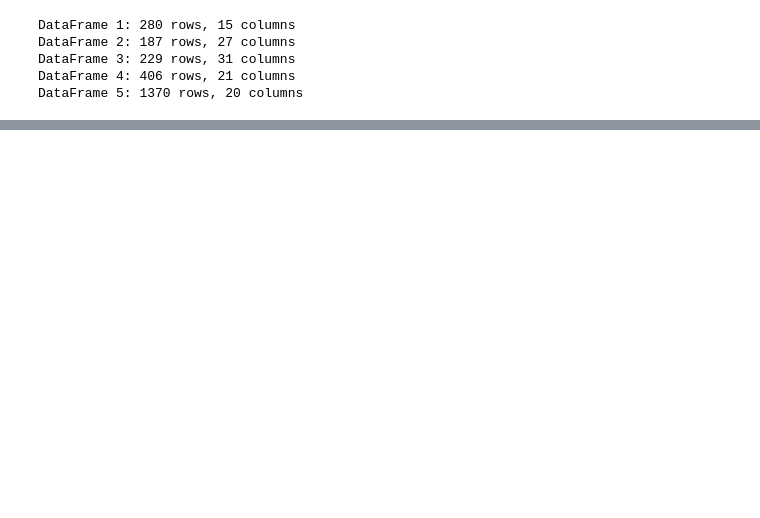
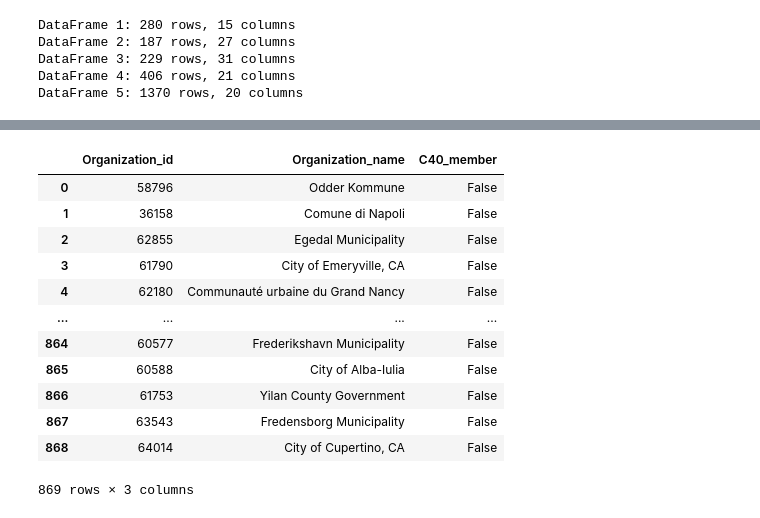
Before and after one commit to Gruppe-H/DB_assignment1, a Jupyter notebook: Dataset Cleanup.ipynb, the cells around one changed output, grey strips where cells are left out. Drawn from its saved outputs; the diff is of its cells as text; code cells hidden in the pictures; blank space fills up the shorter version.

```diff
--- a/Dataset Cleanup.ipynb
+++ b/Dataset Cleanup.ipynb
@@ -47,0 +238,7 @@ df4.head(1)
+# %%
+df1.rename(columns={'C40': c40}, inplace=True)
+df2.rename(columns={'C40': c40}, inplace=True)
+df3.rename(columns={'C40': c40}, inplace=True)
+df4.rename(columns={'C40': c40}, inplace=True)
+
+df3[c40].head(2)
@@ -47,0 +291,8 @@ df4.head(1)
+# %%
+#
+unique_inconsistent_c40 = df5.loc[df5[org_no].isin([36159, 31151, 36254, 35894, 31186, 35874, 35885, 35870])]
+# Select the 'org no' and 'C40' columns, then drop duplicates to get unique pairs
+unique_pairs = unique_inconsistent_c40[[org_no, c40]].drop_duplicates()
+
+# Display the unique pairs
+print(unique_pairs)
@@ -47,0 +309,13 @@ df4.head(1)
+# %%
+# Assuming 'org_no' is the column name in both combined_c40 and unique_pairs DataFrames
+# Get a list of org_no values to remove from combined_c40
+org_no_to_remove = unique_pairs[org_no].unique()
+
+# Filter out rows from combined_c40 where org_no matches any value in org_no_to_remove
+combined_c40_filtered = combined_c40[~combined_c40[org_no].isin(org_no_to_remove)]
+
+# combined_c40_filtered now contains rows from combined_c40 excluding those with org_no in unique_pairs
+unique_pairs_combined = combined_c40_filtered[[org_no, c40]].drop_duplicates()
+
+# Display the unique pairs
+print(unique_pairs_combined)
@@ -47,0 +355,17 @@ df4.head(1)
+# %%
+final_df_with_c40 = pd.merge(final_df, combined_unique_pairs, on=org_no, how='left')
+final_df_with_c40
+# %% [output]
+|  | Organization_id | Organization_name | C40_member |
+| 0 | 58796 | Odder Kommune | False |
+| 1 | 36158 | Comune di Napoli | False |
+| 2 | 62855 | Egedal Municipality | False |
+| 3 | 61790 | City of Emeryville, CA | False |
+| 4 | 62180 | Communauté urbaine du Grand Nancy | False |
+| ... | ... | ... | ... |
+| 864 | 60577 | Frederikshavn Municipality | False |
+| 865 | 60588 | City of Alba-Iulia | False |
+| 866 | 61753 | Yilan County Government | False |
+| 867 | 63543 | Fredensborg Municipality | False |
+| 868 | 64014 | City of Cupertino, CA | False |
+869 rows × 3 columns
```
Also changed, not shown: parts of 38 cells of this notebook.
